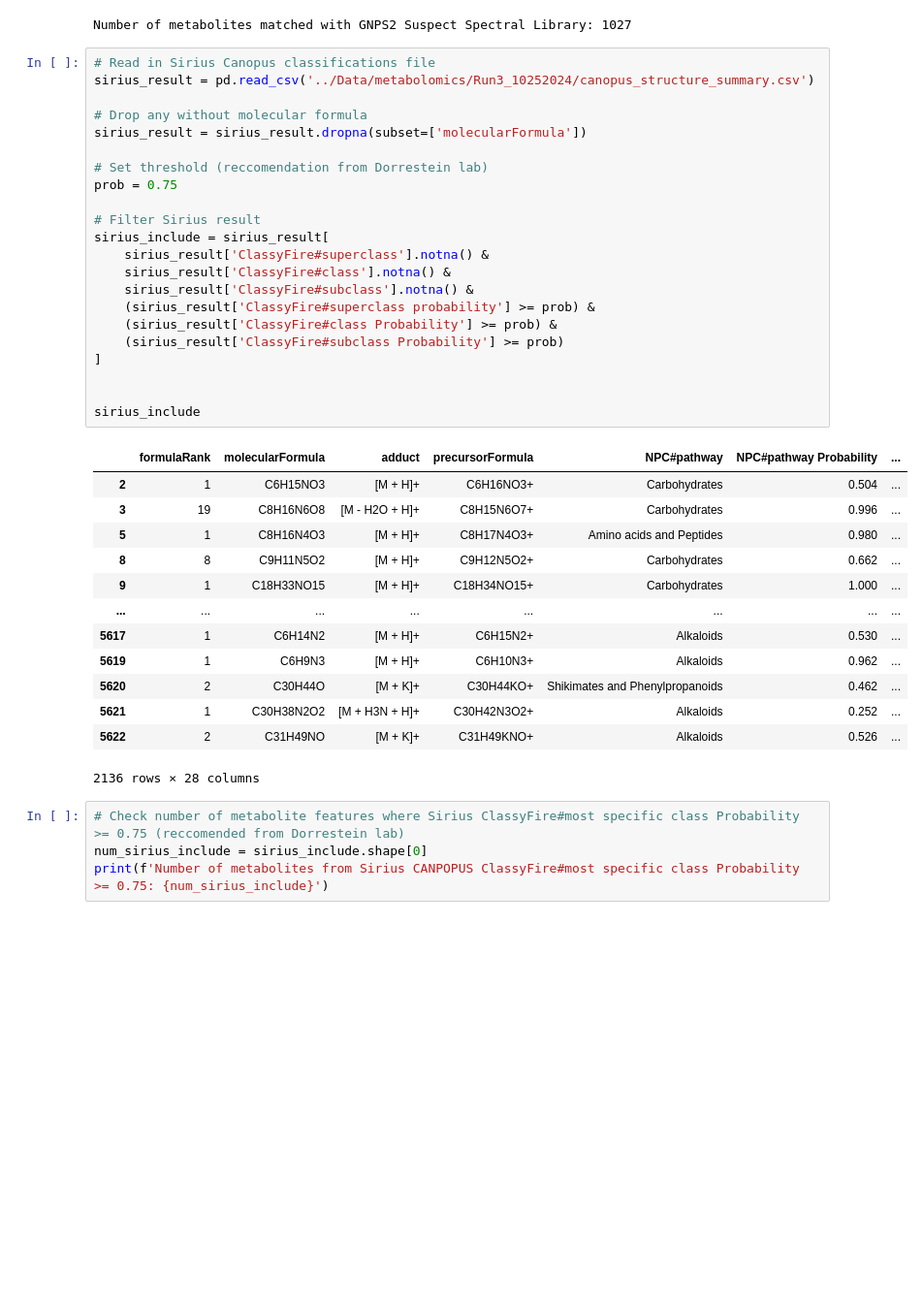
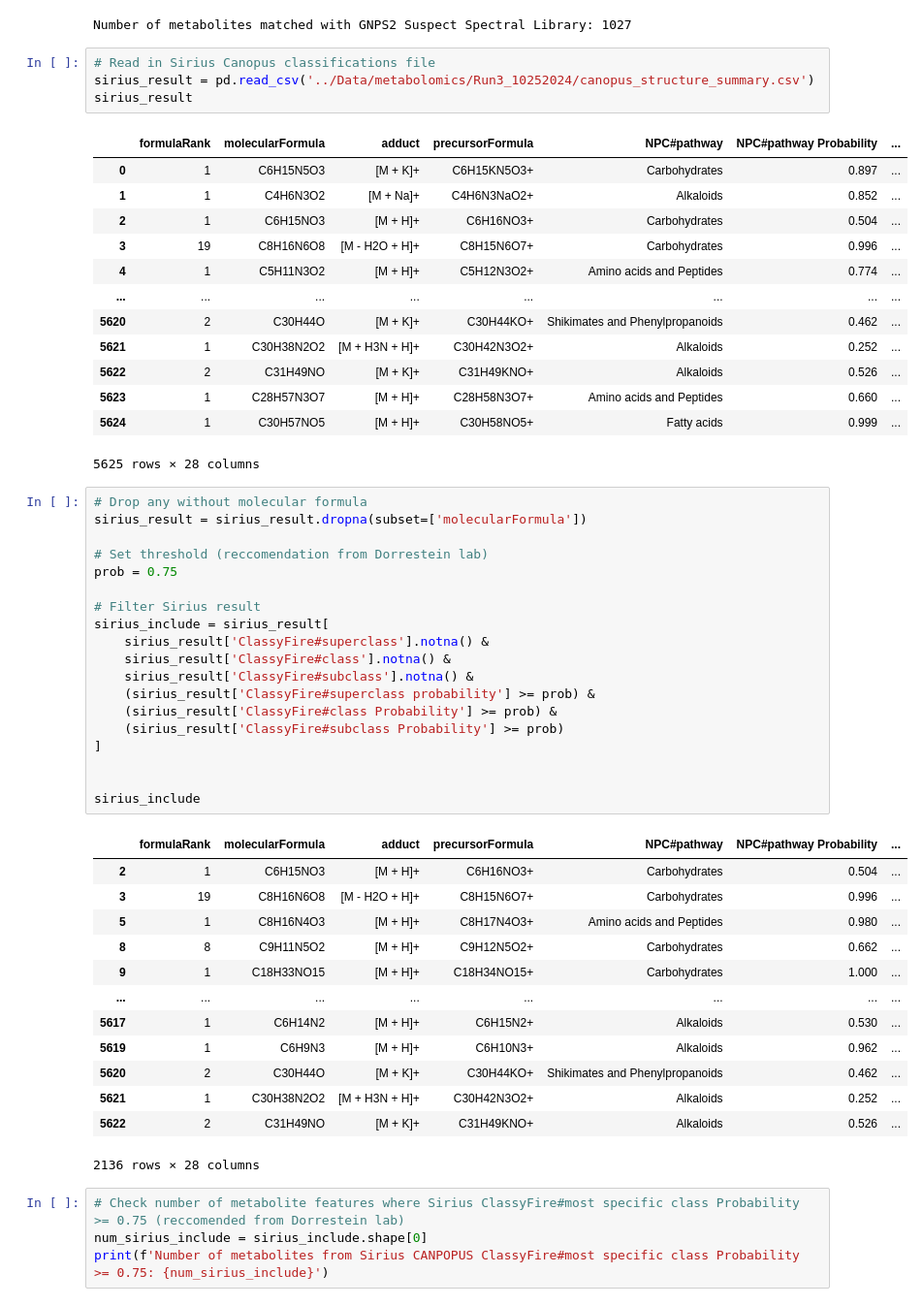
Before and after one commit to knightlab-analyses/Acne_Longitudinal_Microbiome, a Jupyter notebook: Notebooks/metabolomics_overview_final.ipynb, the cells around one changed output. Shown at 97% size. Saved outputs shown, nothing was run; the diff lists cells and outputs as text; blank space fills up the shorter version.

Commit message:
update metab overview notebook

```diff
--- a/Notebooks/metabolomics_overview_final.ipynb
+++ b/Notebooks/metabolomics_overview_final.ipynb
@@ -53,10 +53,25 @@ num_gnps_with_suspects = gnps_with_suspects.shape[0]
 print(f'Number of metabolites matched with GNPS2 Suspect Spectral Library: ' + str(num_gnps_with_suspects))
 # %% [output]
 Number of metabolites matched with GNPS2 Suspect Spectral Library: 1027
+# %%
+# Read in Sirius Canopus classifications file
+sirius_result = pd.read_csv('../Data/metabolomics/Run3_10252024/canopus_structure_summary.csv')
+sirius_result
+# %% [output]
+|  | formulaRank | molecularFormula | adduct | precursorFormula | NPC#pathway | NPC#pathway Probability | ... |
+| 0 | 1 | C6H15N5O3 | [M + K]+ | C6H15KN5O3+ | Carbohydrates | 0.897 | ... |
+| 1 | 1 | C4H6N3O2 | [M + Na]+ | C4H6N3NaO2+ | Alkaloids | 0.852 | ... |
+| 2 | 1 | C6H15NO3 | [M + H]+ | C6H16NO3+ | Carbohydrates | 0.504 | ... |
+| 3 | 19 | C8H16N6O8 | [M - H2O + H]+ | C8H15N6O7+ | Carbohydrates | 0.996 | ... |
+| 4 | 1 | C5H11N3O2 | [M + H]+ | C5H12N3O2+ | Amino acids and Peptides | 0.774 | ... |
+| ... | ... | ... | ... | ... | ... | ... | ... |
+| 5620 | 2 | C30H44O | [M + K]+ | C30H44KO+ | Shikimates and Phenylpropanoids | 0.462 | ... |
+| 5621 | 1 | C30H38N2O2 | [M + H3N + H]+ | C30H42N3O2+ | Alkaloids | 0.252 | ... |
+| 5622 | 2 | C31H49NO | [M + K]+ | C31H49KNO+ | Alkaloids | 0.526 | ... |
+| 5623 | 1 | C28H57N3O7 | [M + H]+ | C28H58N3O7+ | Amino acids and Peptides | 0.660 | ... |
+| 5624 | 1 | C30H57NO5 | [M + H]+ | C30H58NO5+ | Fatty acids | 0.999 | ... |
+5625 rows × 28 columns
 # %%
-# Read in Sirius Canopus classifications file
-sirius_result = pd.read_csv('../Data/metabolomics/Run3_10252024/canopus_structure_summary.csv')
-
 # Drop any without molecular formula
 sirius_result = sirius_result.dropna(subset=['molecularFormula'])
 
```
Also changed, not shown: parts of 3 cells of this notebook.
